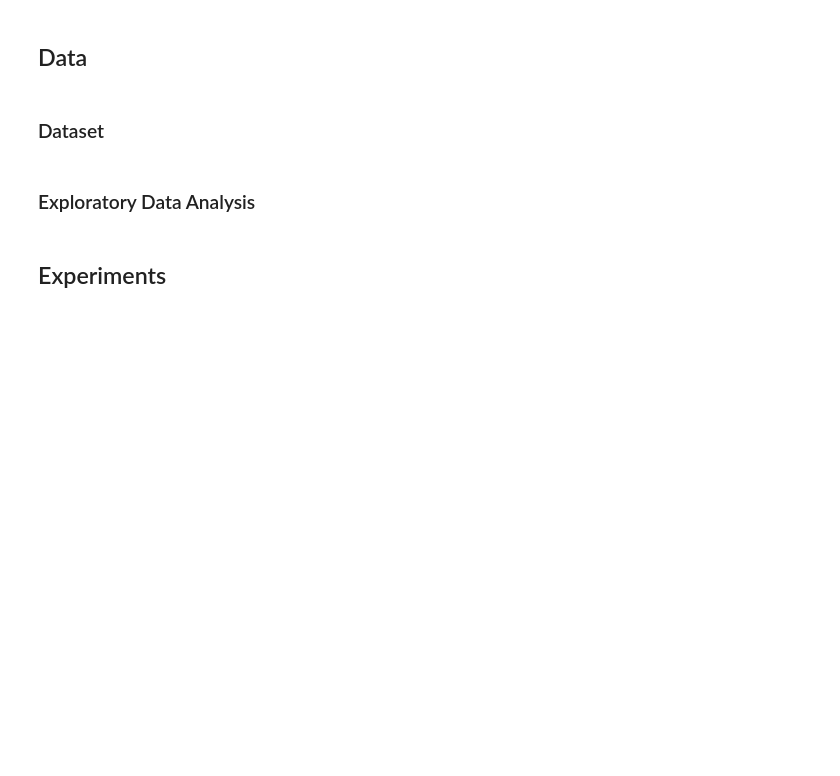
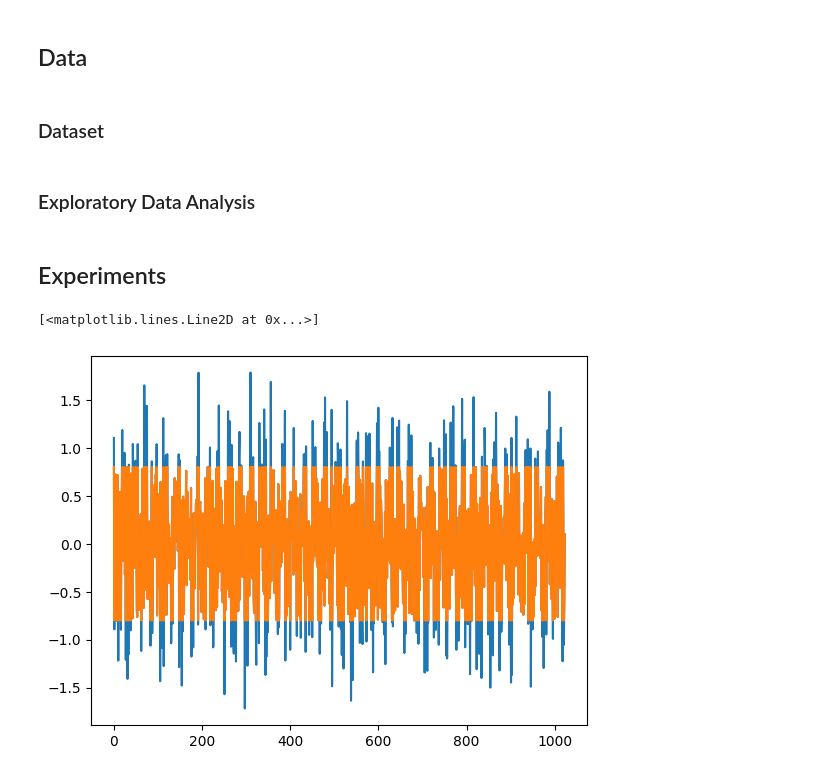
Before and after one commit to pierreaguie/C-OMP-for-Audio-Declipping, a Jupyter notebook: AudioDeclipping.ipynb, the cells around one changed output. Drawn from its saved outputs; the diff is of its cells as text; code cells hidden in the pictures; blank space fills up the shorter version.

```diff
--- a/AudioDeclipping.ipynb
+++ b/AudioDeclipping.ipynb
@@ -30,7 +30,7 @@ params = {
 }
 
 # Number of atoms
-K_g = params["frame_length"]
+K_g = params["frame_length"]//2
 # Length of the signal
 N = params["frame_length"]
 # %%
@@ -147,15 +149,27 @@ def OMP(y, M_r, K, eps, D_c = gabor_cosine, D_s = gabor_sine, theta_clip = None,
 ### Dataset
 # %%
 # Synthetic data generation
-def generate_synthetic_dataset(M, N, K, theta_clip, D_c = gabor_cosine, D_s = gabor_sine):
+def generate_synthetic_dataset(M, N, K, theta_clip : float = .8, D_c = gabor_cosine, D_s = gabor_sine, sigma : float = 0.1):
     """
-    Generates M waveforms of length N. Each waveform is a sum of K Gabor atoms. Both the original signal and the signal clipped at theta_clip are returned, along with the groun-truth vector x.
+    Generates M waveforms of length N. Each waveform is a sum of K Gabor atoms and some noise. Both the original signal and the signal clipped at theta_clip are returned, along with the grounD-truth vector x.
     """
-    X = np.zeros((M, N))
+    K_g = D_c.shape[1]
+
+    X = np.zeros((M, 2*K_g))
     Y = np.zeros((M, N))
     Y_clipped = np.zeros((M, N))
 
-    ## TODO
+    for i in range(M):
+        y = np.zeros(N)
+        for k in range(K):
+            j = np.random.randint(0, K_g)
+            a = .2 * np.random.randn()
+            b = .2 * np.random.randn()
+            y += a * D_c[:,j] + b * D_s[:,j]
+            X[i, j] += a
+            X[i, K_g+j] += b
+        Y[i] = y + sigma * np.random.randn(N)
+        Y_clipped[i] = clip(Y[i], theta_clip)
 
     return X, Y, Y_clipped
 # %%
@@ -164,3 +178,11 @@ def generate_synthetic_dataset(M, N, K, theta_clip, D_c = gabor_cosine, D_s = ga
 ### Exploratory Data Analysis
 # %% [markdown]
 ## Experiments
+# %%
+X, Y, Y_clipped = generate_synthetic_dataset(1, 1024, 10)
+# %%
+plt.plot(Y[0])
+plt.plot(Y_clipped[0])
+# %% [output]
+[<matplotlib.lines.Line2D at 0x...>]
+[figure, added]
```
Also changed, not shown: parts of 7 cells of this notebook.
